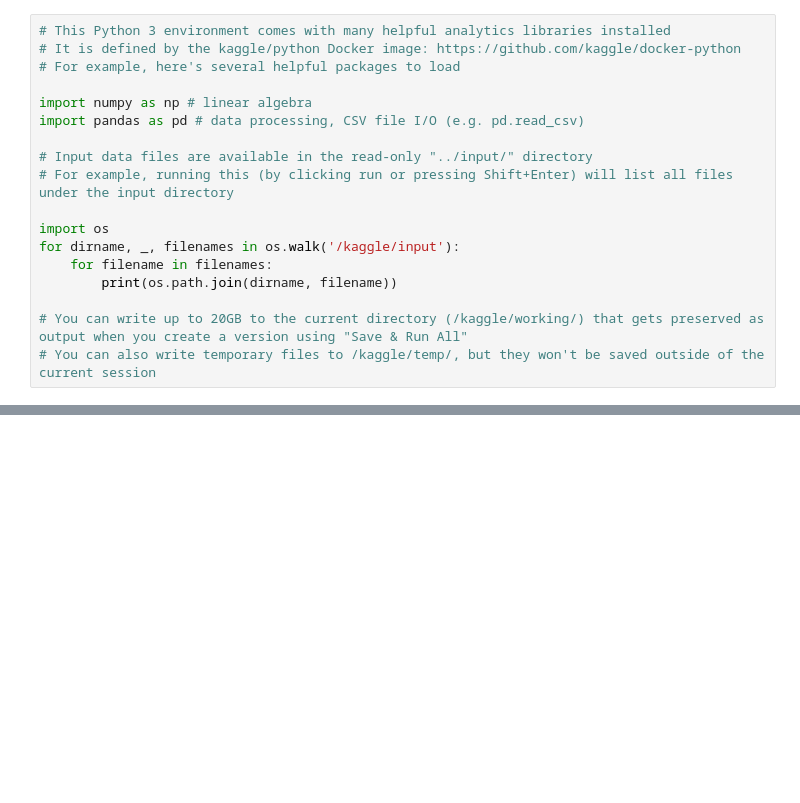
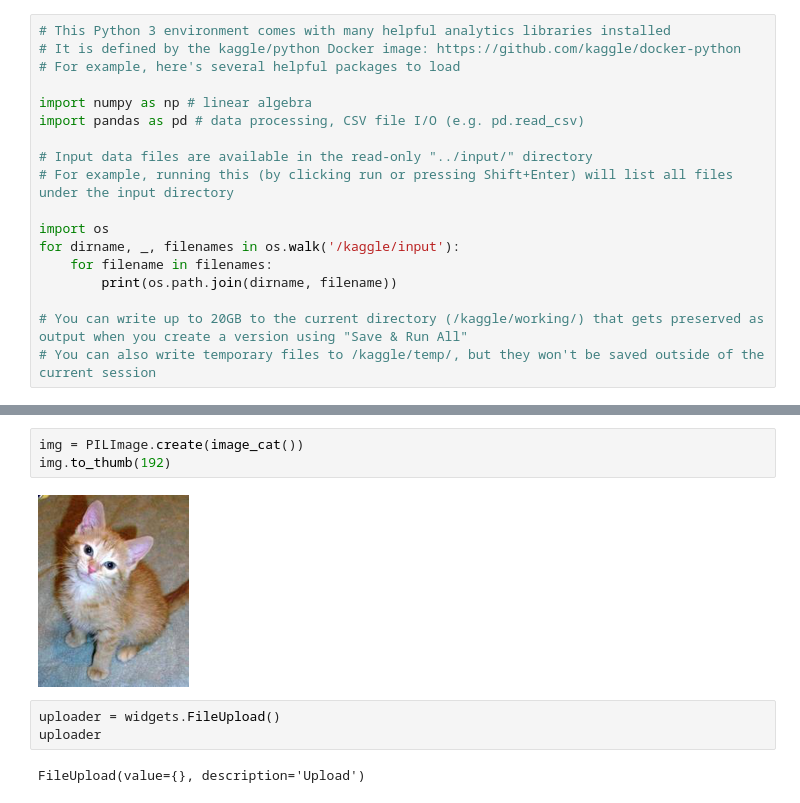
Before and after one commit to AmanVernekar/fastai_course, a Jupyter notebook: fastai-book-chap1.ipynb, the cells around one changed output, grey strips where cells are left out. Drawn from its saved outputs; the diff is of its cells as text; blank space fills up the shorter version.

```diff
--- a/fastai-book-chap1.ipynb
+++ b/fastai-book-chap1.ipynb
@@ -18,0 +47,10 @@ for dirname, _, filenames in os.walk('/kaggle/input'):
+# %%
+img = PILImage.create(image_cat())
+img.to_thumb(192)
+# %% [output]
+[figure, added]
+# %%
+uploader = widgets.FileUpload()
+uploader
+# %% [output]
+FileUpload(value={}, description='Upload')
```
Also changed, not shown: parts of 40 cells of this notebook.
